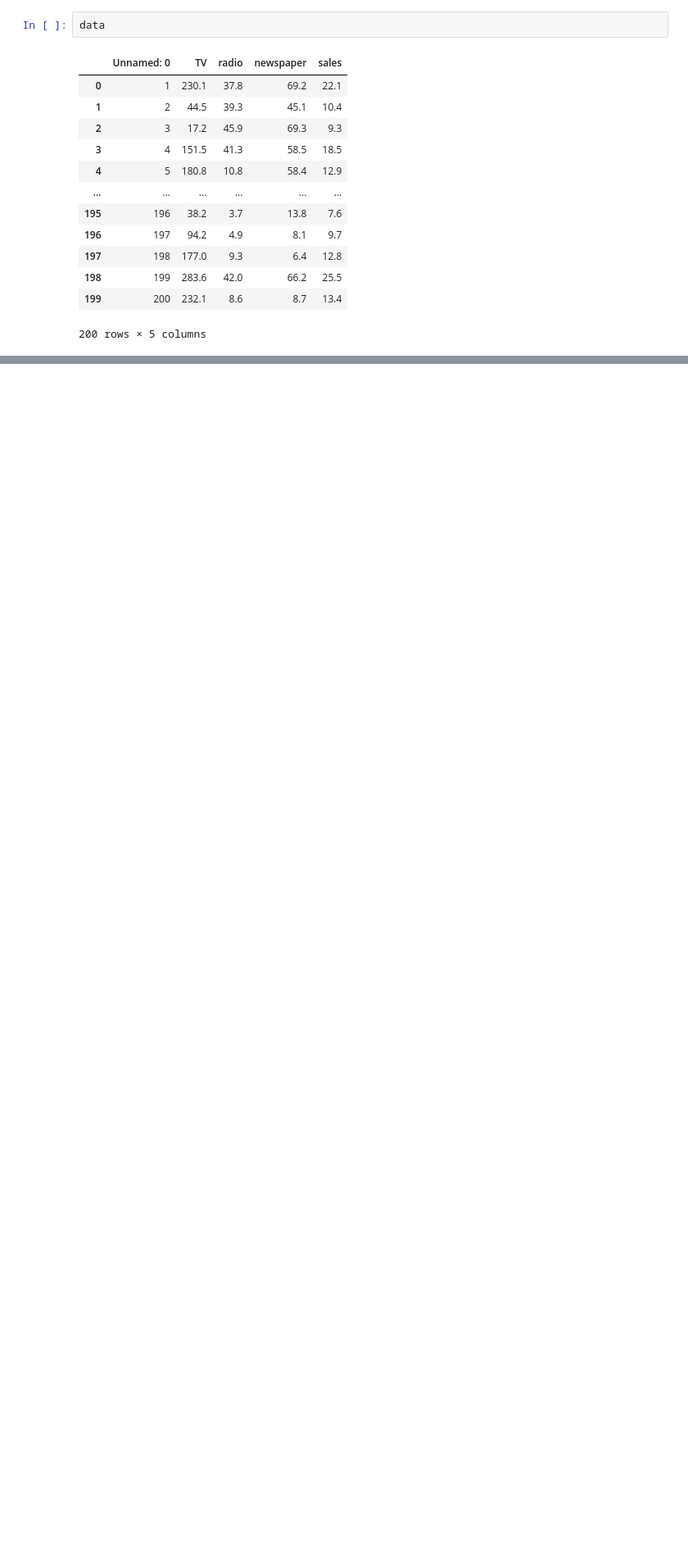
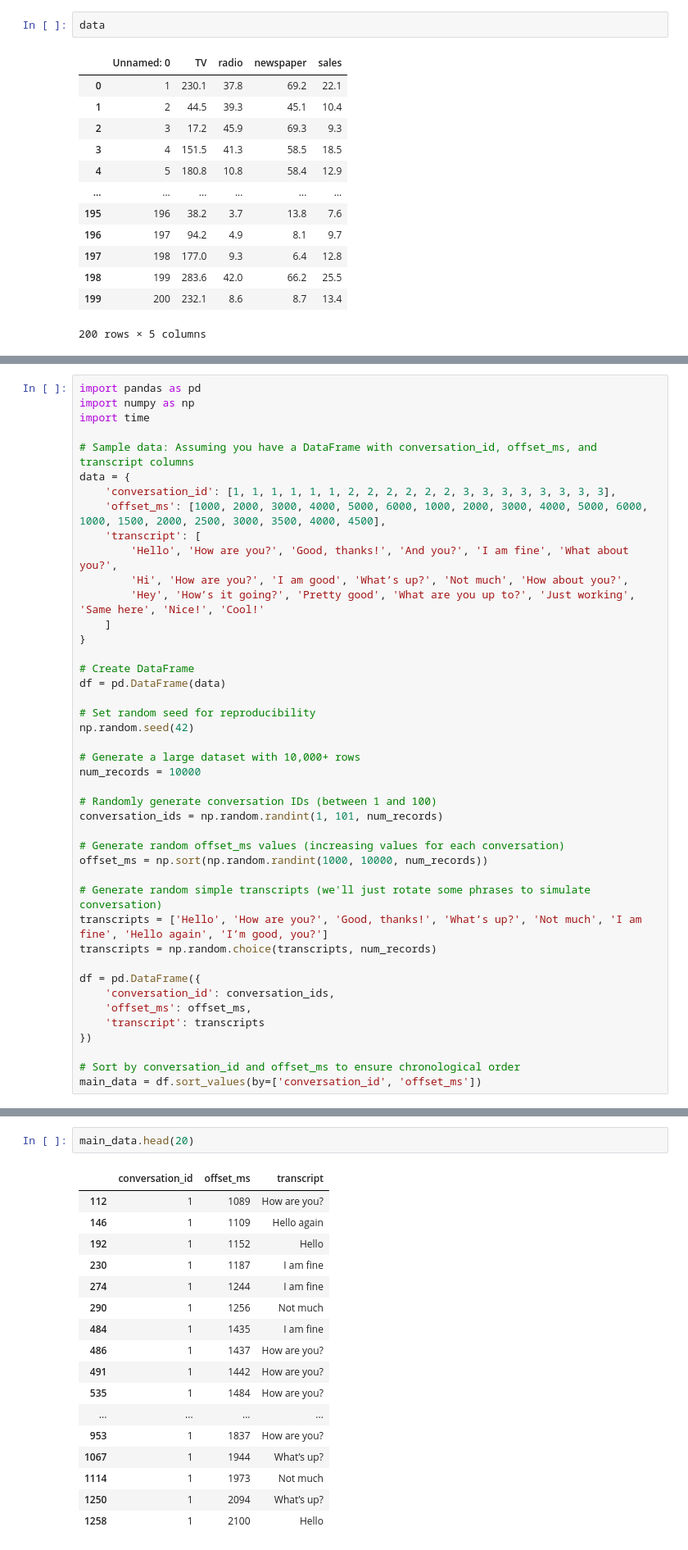
Before and after one commit to cringe-syco/ML, a Jupyter notebook: notebooks/runner.ipynb, the cells around one changed output, grey strips where cells are left out. Shown at 82% size. Saved outputs shown, nothing was run; the diff lists cells and outputs as text; blank space fills up the shorter version.

```diff
--- a/notebooks/runner.ipynb
+++ b/notebooks/runner.ipynb
@@ -410,0 +486,43 @@ data
+# %%
+import pandas as pd
+import numpy as np
+import time
+
+# Sample data: Assuming you have a DataFrame with conversation_id, offset_ms, and transcript columns
+data = {
+    'conversation_id': [1, 1, 1, 1, 1, 1, 2, 2, 2, 2, 2, 2, 3, 3, 3, 3, 3, 3, 3, 3],
+    'offset_ms': [1000, 2000, 3000, 4000, 5000, 6000, 1000, 2000, 3000, 4000, 5000, 6000, 1000, 1500, 2000, 2500, 3000, 3500, 4000, 4500],
+    'transcript': [
+        'Hello', 'How are you?', 'Good, thanks!', 'And you?', 'I am fine', 'What about you?',
+        'Hi', 'How are you?', 'I am good', 'What’s up?', 'Not much', 'How about you?',
+        'Hey', 'How’s it going?', 'Pretty good', 'What are you up to?', 'Just working', 'Same here', 'Nice!', 'Cool!'
+    ]
+}
+
+# Create DataFrame
+df = pd.DataFrame(data)
+
+# Set random seed for reproducibility
+np.random.seed(42)
+
+# Generate a large dataset with 10,000+ rows
+num_records = 10000
+
+# Randomly generate conversation IDs (between 1 and 100)
+conversation_ids = np.random.randint(1, 101, num_records)
+
+# Generate random offset_ms values (increasing values for each conversation)
+offset_ms = np.sort(np.random.randint(1000, 10000, num_records))
+
+# Generate random simple transcripts (we'll just rotate some phrases to simulate conversation)
+transcripts = ['Hello', 'How are you?', 'Good, thanks!', 'What’s up?', 'Not much', 'I am fine', 'Hello again', 'I’m good, you?']
+transcripts = np.random.choice(transcripts, num_records)
+
+df = pd.DataFrame({
+    'conversation_id': conversation_ids,
+    'offset_ms': offset_ms,
+    'transcript': transcripts
+})
+
+# Sort by conversation_id and offset_ms to ensure chronological order
+main_data = df.sort_values(by=['conversation_id', 'offset_ms'])
@@ -410,0 +667,20 @@ data
+# %%
+main_data.head(20)
+# %% [output]
+|  | conversation_id | offset_ms | transcript |
+| 112 | 1 | 1089 | How are you? |
+| 146 | 1 | 1109 | Hello again |
+| 192 | 1 | 1152 | Hello |
+| 230 | 1 | 1187 | I am fine |
+| 274 | 1 | 1244 | I am fine |
+| 290 | 1 | 1256 | Not much |
+| 484 | 1 | 1435 | I am fine |
+| 486 | 1 | 1437 | How are you? |
+| 491 | 1 | 1442 | How are you? |
+| 535 | 1 | 1484 | How are you? |
+| ... | ... | ... | ... |
+| 953 | 1 | 1837 | How are you? |
+| 1067 | 1 | 1944 | What’s up? |
+| 1114 | 1 | 1973 | Not much |
+| 1250 | 1 | 2094 | What’s up? |
+| 1258 | 1 | 2100 | Hello |
```
Also changed, not shown: parts of 12 cells of this notebook, 3 other files.
